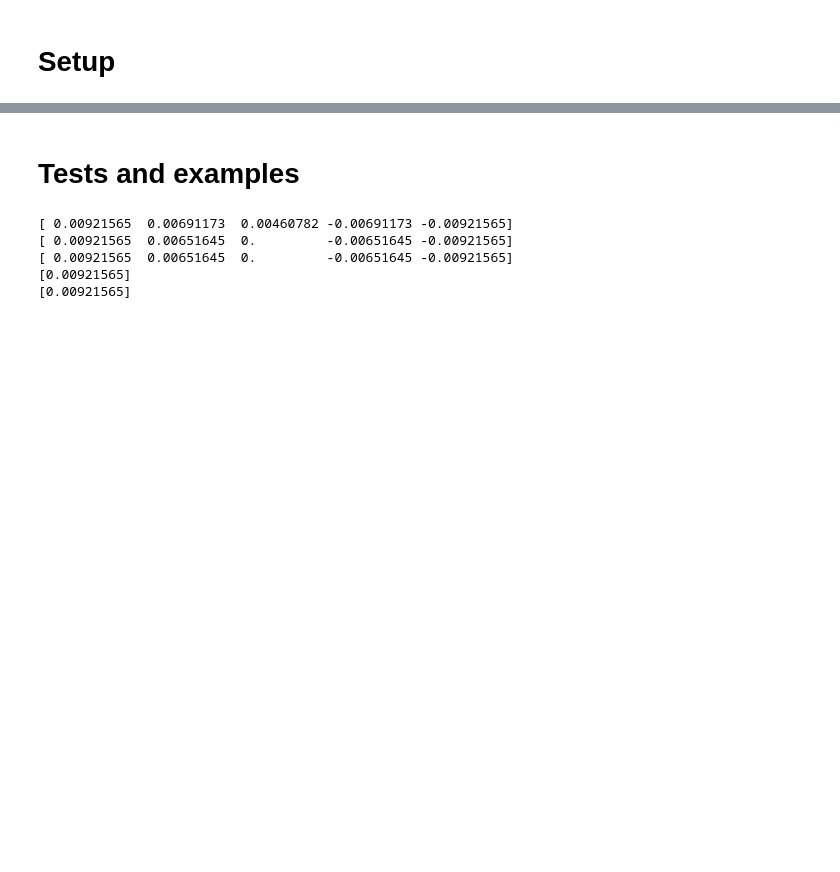
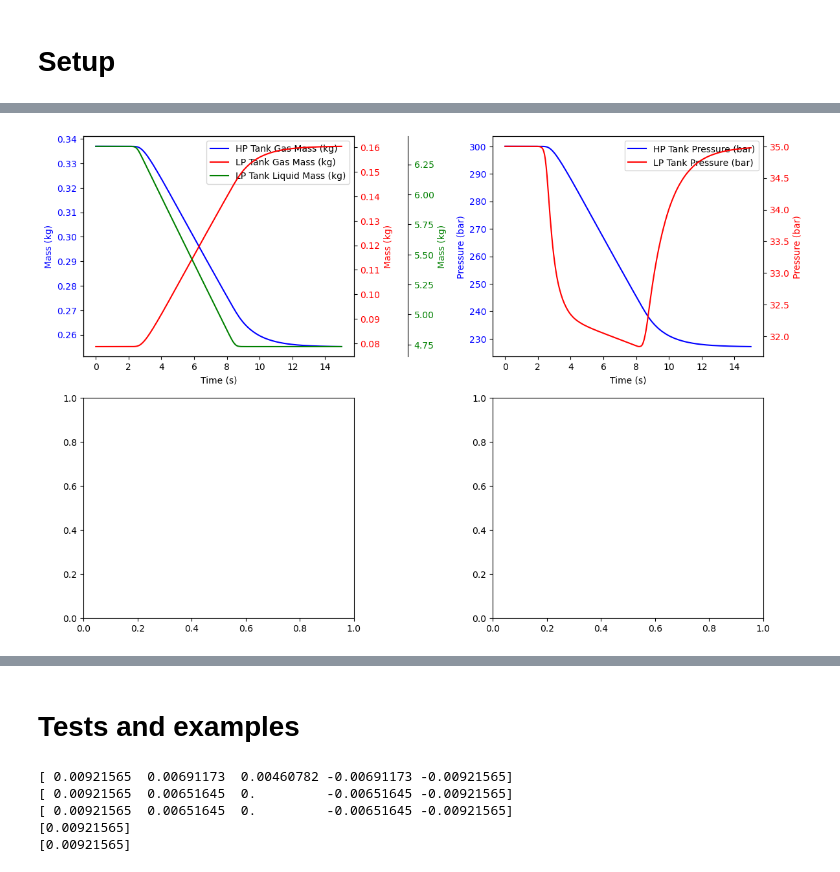
Before and after one commit to LpHiX/FYPTurbine, a Jupyter notebook: plumbingsim.ipynb, the cells around one changed output, grey strips where cells are left out. Saved outputs shown, nothing was run; the diff lists cells and outputs as text; code cells hidden in the pictures; blank space fills up the shorter version.

```diff
--- a/plumbingsim.ipynb
+++ b/plumbingsim.ipynb
@@ -204,7 +204,7 @@ class FlowComponent:
             return self.kv
 
 
-def timed_valve_kv(t, maxKv, t_open, t_close, t_ramp, leak=1e-8):
+def timed_valve_kv(t, maxKv, t_open, t_close, t_ramp, leak=1e-6):
     """
     Single function for a full valve cycle using Smooth Sigmoids (S-Curves).
     Best for ODE solvers (scipy.solve_ivp) as it has continuous derivatives.
@@ -412,7 +412,7 @@ def dae_system(t, y):
     dydt = []
 
     for tank in tanks:
-        print(f"Iteration {iterated}, Time {t:.2f}s, Tank '{tank.name}': P={tank.pressure/1e5:.2f} bar, m_gas={tank.mass_gas:.4f} kg, m_liq={tank.mass_liquid:.4f} kg")
+        # print(f"Iteration {iterated}, Time {t:.2f}s, Tank '{tank.name}': P={tank.pressure/1e5:.2f} bar, m_gas={tank.mass_gas:.4f} kg, m_liq={tank.mass_liquid:.4f} kg")
 
         d_gas = 0.0
         d_liq = 0.0
@@ -476,14 +476,14 @@ regulator = FlowComponent(
 
 fuel_valve = FlowComponent(
     name = "Fuel Valve",
-    kv = 0.1)
-#     kv = lambda t, P_up, P_down: timed_valve_kv(
-#         t,
-#         maxKv=0.01,
-#         t_open=2,
-#         t_close=8,
-#         t_ramp=1,)
-# )
+    # kv = 0.1)
+    kv = lambda t, P_up, P_down: timed_valve_kv(
+        t,
+        maxKv=0.2,
+        t_open=2,
+        t_close=8,
+        t_ramp=1)
+)
 
 hp_tank_node = FluidNode(tank=hp_tank)
 lp_tank_node = FluidNode(tank=lp_tank)
@@ -532,4 +532,63 @@ solution = solve_ivp(
     method='LSODA',
     t_eval=np.linspace(0, 15, 300)
 )
+
+t = solution.t
+mass_results = solution.y
+
+pressure_gas_results = np.zeros_like(mass_results)
+
+for i, tank in enumerate(tanks):
+    mass_gas = mass_results[2*i, :]
+    mass_liquid = mass_results[2*i + 1, :]
+
+    volume_liquid = np.zeros_like(mass_liquid)
+    if tank.liquid is not None:
+        volume_liquid = mass_liquid / tank.liquid.density
+
+    volume_gas = tank.volume - volume_liquid
+    density_gas = mass_gas / volume_gas
+    pressure_gas_results[2*i, :] = density_gas * tank.gas.R * tank.gas_temp
+
+
+fig, ax = plt.subplots(2, 2, figsize=(12, 8))
+
+# Gas masses
+ax[0, 0].plot(t, mass_results[0, :], label='HP Tank Gas Mass (kg)', color='blue')
+ax[0, 0].set_xlabel('Time (s)')
+ax[0, 0].set_ylabel('Mass (kg)', color='blue')
+ax[0, 0].tick_params(axis='y', labelcolor='blue')
+lp_gas_axis = ax[0, 0].twinx()
+lp_gas_axis.plot(t, mass_results[2, :], label='LP Tank Gas Mass (kg)', color='red')
+lp_gas_axis.set_ylabel('Mass (kg)', color='red')
+lp_gas_axis.tick_params(axis='y', labelcolor='red')
+
+liquid_axis = ax[0, 0].twinx()
+liquid_axis.plot(t, mass_results[3, :], label='LP Tank Liquid Mass (kg)', color='green')
+liquid_axis.set_ylabel('Mass (kg)', color='green')
+liquid_axis.tick_params(axis='y', labelcolor='green')
+liquid_axis.spines['right'].set_position(('outward', 60))  # Offset the third y-axis
+# Combine legends
+lines, labels = ax[0, 0].get_legend_handles_labels()
+lines2, labels2 = lp_gas_axis.get_legend_handles_labels()
+lines3, labels3 = liquid_axis.get_legend_handles_labels()
+ax[0, 0].legend(lines + lines2 + lines3, labels + labels2 + labels3)
+
+
+# Tank Pressures
+ax[0, 1].plot(t, pressure_gas_results[0, :] / 1e5, label='HP Tank Pressure (bar)', color='blue')
+ax[0, 1].set_xlabel('Time (s)')
+ax[0, 1].set_ylabel('Pressure (bar)', color='blue')
+ax[0, 1].tick_params(axis='y', labelcolor='blue')
+lp_axis = ax[0, 1].twinx()
+lp_axis.plot(t, pressure_gas_results[2, :] / 1e5, label='LP Tank Pressure (bar)', color='red')
+lp_axis.set_ylabel('Pressure (bar)', color='red')
+lp_axis.tick_params(axis='y', labelcolor='red')
+# Combine legends
+lines, labels = ax[0, 1].get_legend_handles_labels()
+lines2, labels2 = lp_axis.get_legend_handles_labels()
+ax[0, 1].legend(lines + lines2, labels + labels2)
+
+fig.tight_layout()
+plt.show()
 # %% [output]
@@ -552,0 +595 @@ Iteration 53, Time 15.00s, Tank 'Low Pressure Tank': P=33.10 bar, m_gas=0.1729 k
+[figure, added]
```
Also changed, not shown: parts of 3 cells of this notebook.
